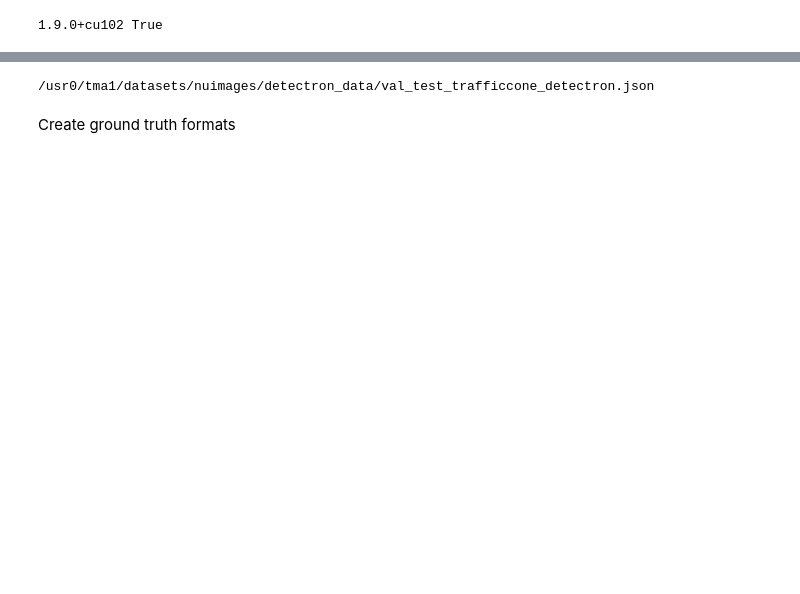
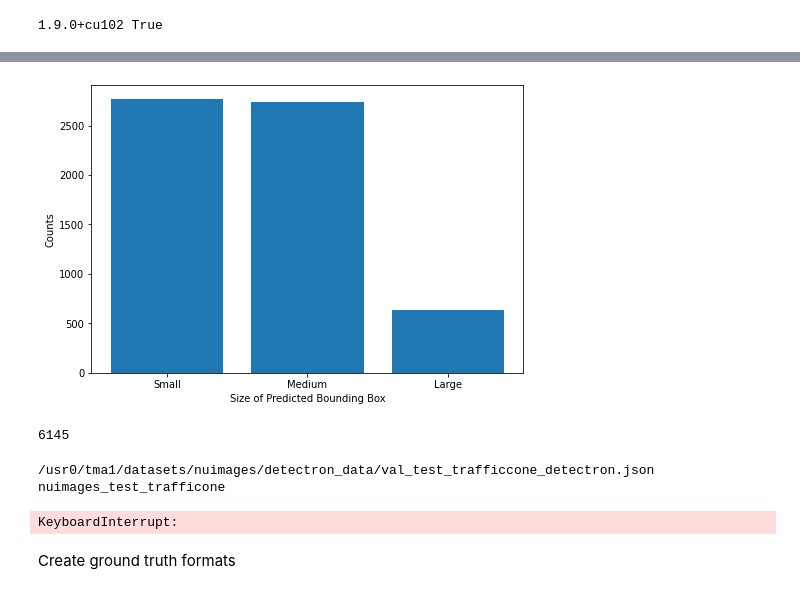
Before and after one commit to tm17111506/road-construction-detection, a Jupyter notebook: evaluate_traffic_detection.ipynb, the cells around one changed output, grey strips where cells are left out. Cells and saved outputs as stored; diff of their text form; code cells hidden in the pictures; blank space fills up the shorter version.

```diff
--- a/evaluate_traffic_detection.ipynb
+++ b/evaluate_traffic_detection.ipynb
@@ -100,11 +175,39 @@ def format_instance(instance, category_dict):
+# %%
+import matplotlib.pyplot as plt
+area_a = np.array(area)
+small_cond = np.bitwise_and(area_a>0, area_a<=(32**2))
+small_count = len(np.where(small_cond)[0])
+
+med_cond = np.bitwise_and(area_a>(32**2), area_a<=(96**2))
+med_count = len(np.where(med_cond)[0])
+
+large_cond = area_a > (96**2)
+larege_count = len(np.where(large_cond)[0])
+
+fig = plt.figure()
+ax = fig.add_axes([0,0,1,1])
+langs = ['Small', 'Medium', 'Large']
+students = [small_count, med_count, larege_count]
+ax.bar(langs,students)
+plt.xlabel("Size of Predicted Bounding Box")
+plt.ylabel("Counts")
+plt.show()
+# %% [output]
+[figure, added]
+# %%
+print(len(area))
+# %% [output]
+6145
 # %%
 dicts = list(chain.from_iterable([DatasetCatalog.get(k) for k in [visualize_dataset_name]]))
 metadata = MetadataCatalog.get(visualize_dataset_name)
-i = 0;
+print(visualize_dataset_name)
+
 for dic in tqdm.tqdm(dicts):
     im = utils.read_image(dic["file_name"], "RGB")
     outputs = predictor(im)
     predictions = []
+
     for i in range(len(outputs['instances'])):
         predictions.append(format_instance(outputs['instances'][i], category_dict))
 
@@ -117,6 +220,8 @@ for dic in tqdm.tqdm(dicts):
         fd.write('\n'.join(predictions))
 # %% [output]
 /usr0/tma1/datasets/nuimages/detectron_data/val_test_trafficcone_detectron.json
+nuimages_test_trafficone
+KeyboardInterrupt:
 # %% [markdown]
 Create ground truth formats
 # %%
```
Also changed, not shown: parts of 15 cells of this notebook, 3 other files.
